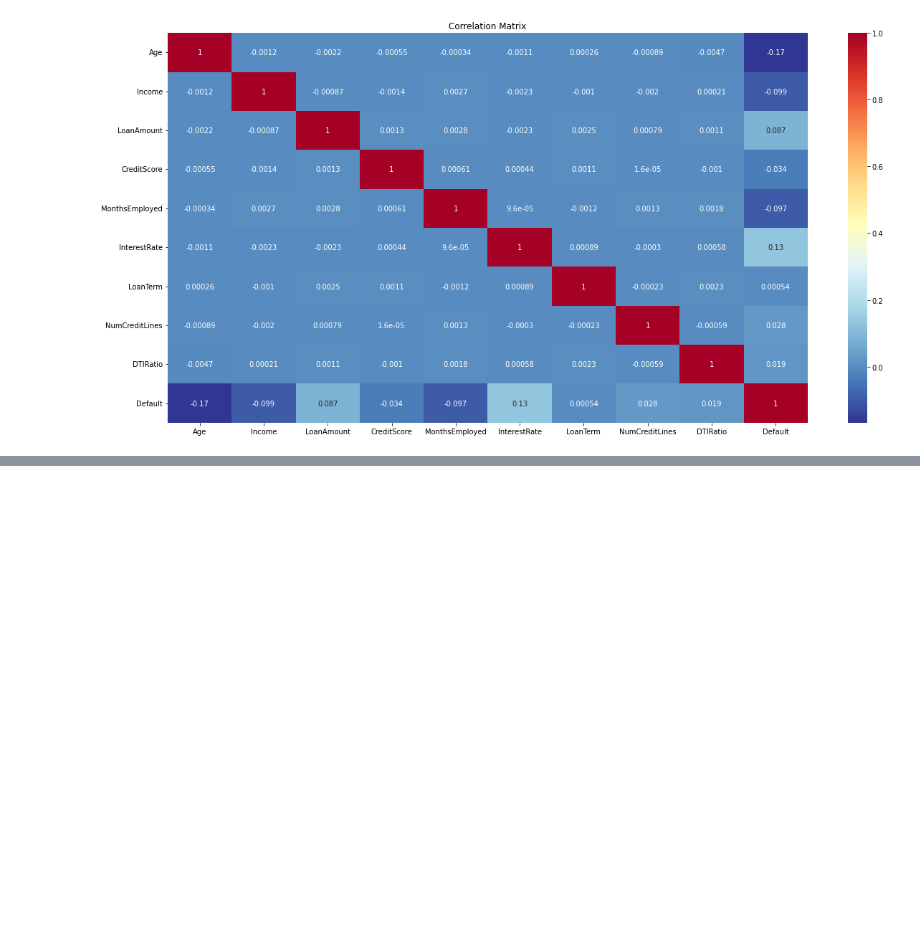
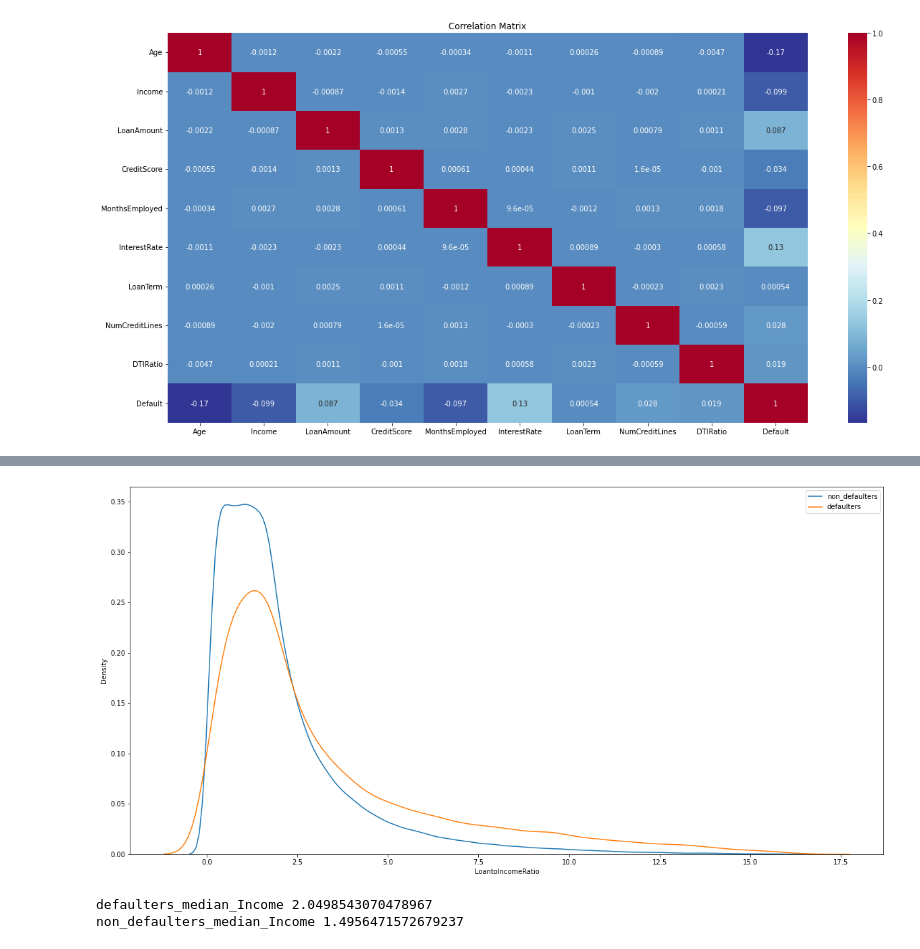
Before and after one commit to kushalasn/Loan-Default, a Jupyter notebook: Loan_prediction.ipynb, the cells around one changed output, grey strips where cells are left out. Cells and saved outputs as stored; diff of their text form; code cells hidden in the pictures; blank space fills up the shorter version.

```diff
--- a/Loan_prediction.ipynb
+++ b/Loan_prediction.ipynb
@@ -234,0 +287,4 @@ plt.show()
+# %%
+# adding in new feature
+data['LoantoIncomeRatio']=data['LoanAmount']/data['Income']
+data['FinancialRiskScore']=data['CreditScore']-data['LoantoIncomeRatio']+ (data['MonthsEmployed']/12)
@@ -234,0 +293,6 @@ plt.show()
+# %%
+kde_function('LoantoIncomeRatio',data)
+# %% [output]
+[figure, added]
+defaulters_median_Income 2.0498543070478967
+non_defaulters_median_Income 1.4956471572679237
```
Also changed, not shown: parts of 39 cells of this notebook.
